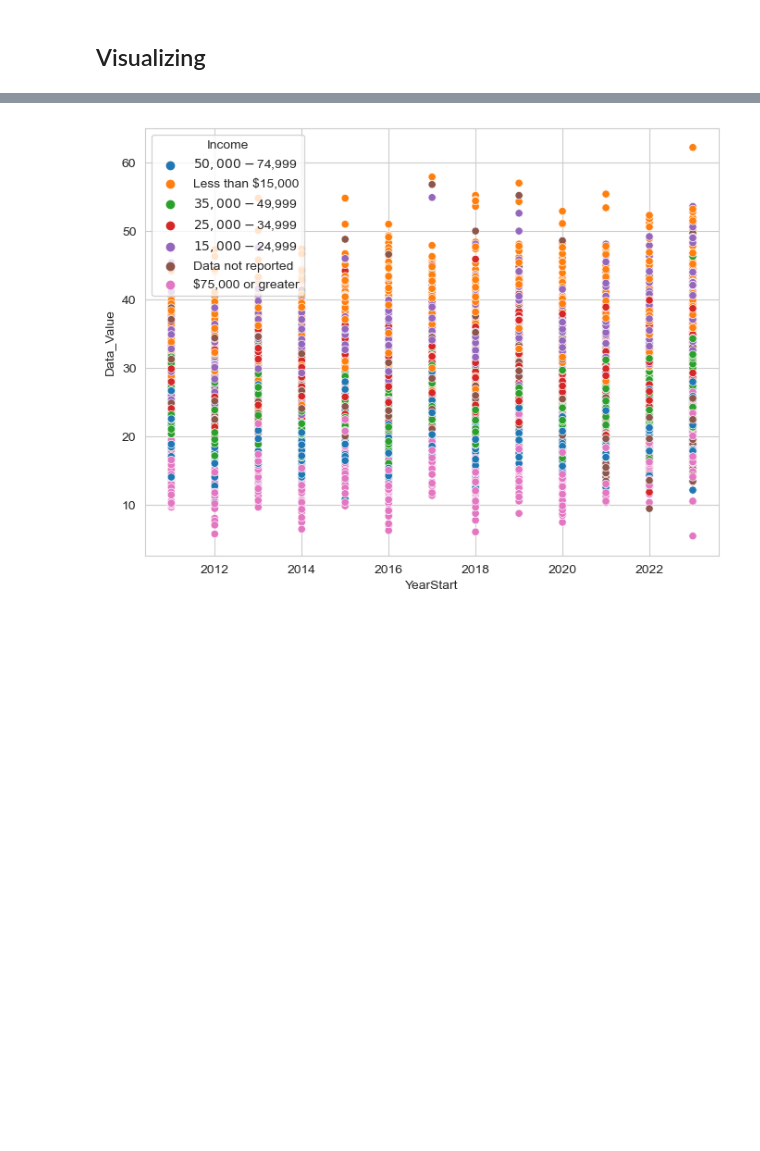
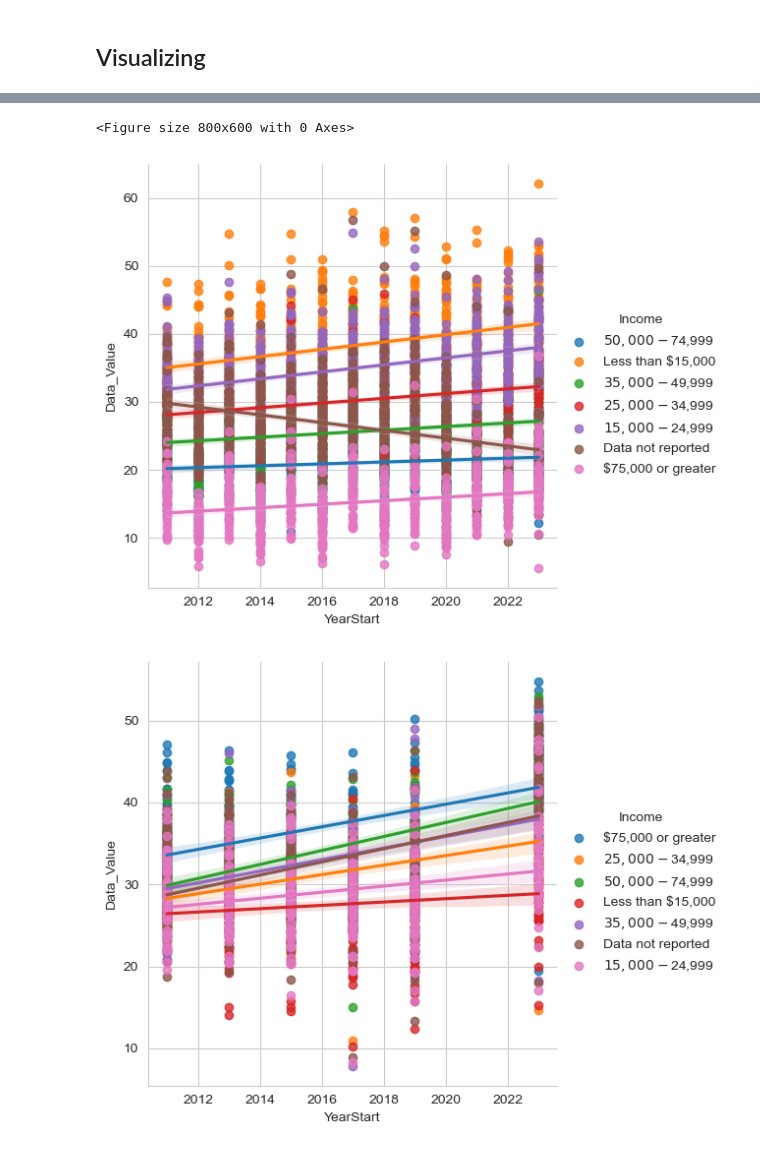
Before and after one commit to INFO-511-F24/final-project-TheOutliers, a Jupyter notebook: Code-Notebooks/Workspace_VSJ.ipynb, the cells around one changed output, grey strips where cells are left out. Saved outputs shown, nothing was run; the diff lists cells and outputs as text; code cells hidden in the pictures; blank space fills up the shorter version.

Commit message:
Stratifications for no-leisure time question

```diff
--- a/Code-Notebooks/Workspace_VSJ.ipynb
+++ b/Code-Notebooks/Workspace_VSJ.ipynb
@@ -100,9 +77,42 @@ nutrition_noleisuretime_income
+# %%
+# separating dataset by question
+
+# Question: Percent of adults who engage in no leisure-time physical activity
+nutrition_noleisuretime = nutrition[nutrition['Question']=='Percent of adults who engage in no leisure-time physical activity']
+# Stratified by income
+nutrition_noleisuretime_income = nutrition_noleisuretime[nutrition_noleisuretime['StratificationCategory1']=='Income']
+
+# Question: Percent of adults who achieve at least 300 minutes a week of moderate-intensity aerobic physical activity or 150 minutes a week of vigorous-intensity aerobic activity (or an equivalent combination)
+nutrition_300min = nutrition[nutrition['Question']=='Percent of adults who achieve at least 300 minutes a week of moderate-intensity aerobic physical activity or 150 minutes a week of vigorous-intensity aerobic activity (or an equivalent combination)']
+# Stratified by income
+nutrition_300min_income = nutrition_300min[nutrition_300min['StratificationCategory1']=='Income']
+
+# Question: Percent of adults who achieve at least 150 minutes a week of moderate-intensity aerobic physical activity or 75 minutes a week of vigorous-intensity aerobic physical activity and engage in muscle-strengthening activities on 2 or more days a week
+nutrition_150min = nutrition[nutrition['Question']=='Percent of adults who achieve at least 150 minutes a week of moderate-intensity aerobic physical activity or 75 minutes a week of vigorous-intensity aerobic physical activity and engage in muscle-strengthening activities on 2 or more days a week']
+# Stratified by income
+nutrition_150min_income = nutrition_150min[nutrition_150min['StratificationCategory1']=='Income']
+
+# Question: Percent of adults who achieve at least 150 minutes a week of moderate-intensity aerobic physical activity or 75 minutes a week of vigorous-intensity aerobic physical activity and engage in muscle-strengthening activities on 2 or more days a week
+nutrition_150min = nutrition[nutrition['Question']=='Percent of adults who achieve at least 150 minutes a week of moderate-intensity aerobic physical activity or 75 minutes a week of vigorous-intensity aerobic physical activity and engage in muscle-strengthening activities on 2 or more days a week']
+# Stratified by income
+nutrition_150min_income = nutrition_150min[nutrition_150min['StratificationCategory1']=='Income']
 # %%
 # setting up for plot
 sns.set_style('whitegrid')
 plt.figure(figsize=(8,6))
 
-sns.scatterplot(data=nutrition_noleisuretime_income, x='YearStart', y='Data_Value', hue='Income')
+
+sns.lmplot(data=nutrition_noleisuretime_income, x="YearStart", y="Data_Value", hue="Income")
 plt.show()
+
+
+sns.lmplot(data=nutrition_300min_income, x="YearStart", y="Data_Value", hue="Income")
+plt.show()
+
+
+sns.lmplot(data=nutrition_150min_income, x="YearStart", y="Data_Value", hue="Income")
+plt.show()
 # %% [output]
+<Figure size 800x600 with 0 Axes>
-[figure, old version]
+[figure, new version]
+[figure, added]
```
Also changed, not shown: parts of 6 cells of this notebook.
